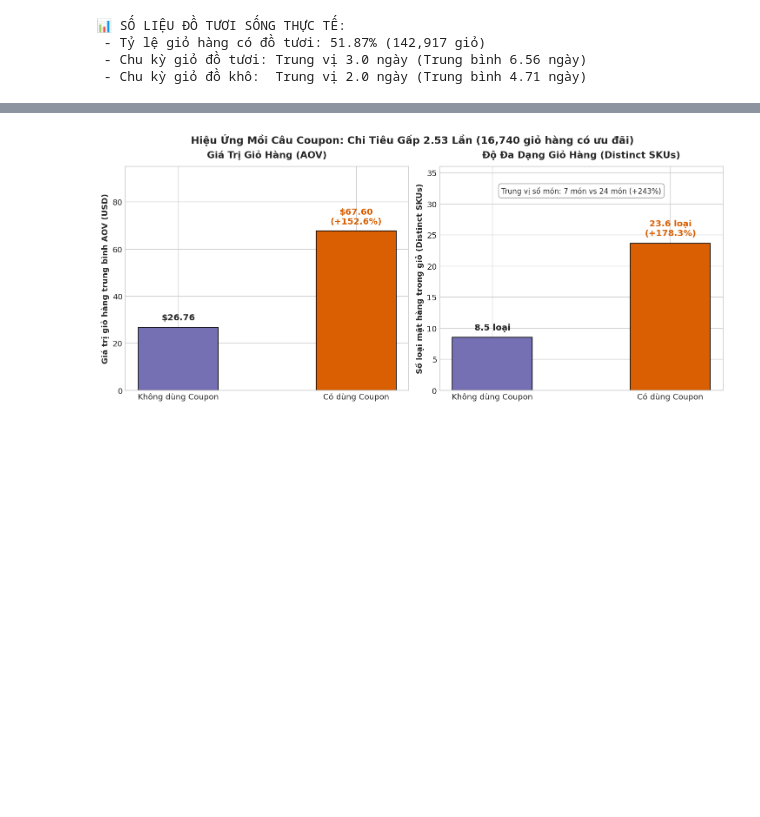
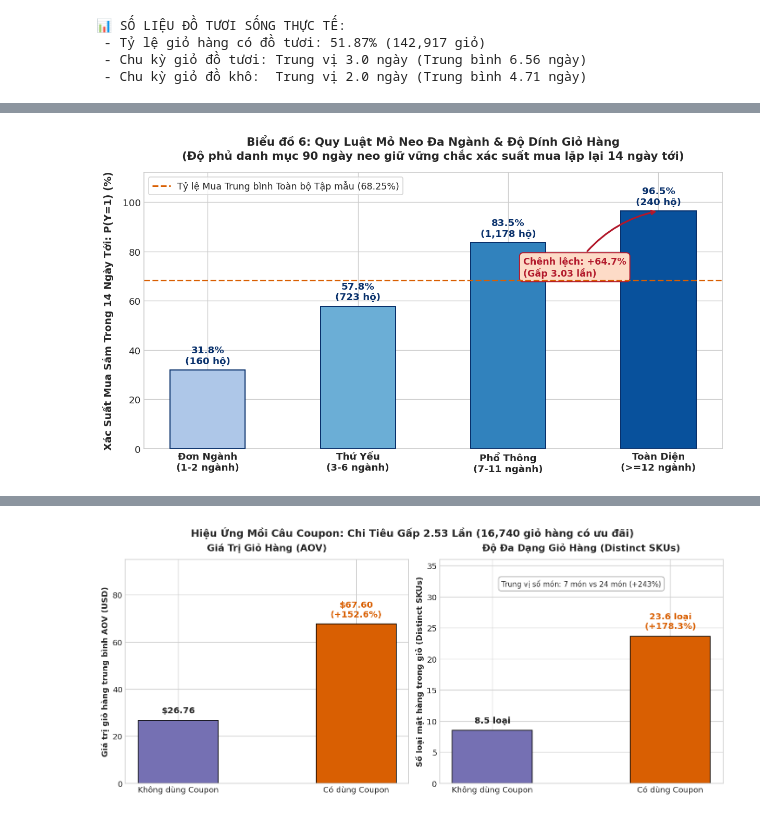
Before and after one commit to kien3007/purchasing-propensity-model, a Jupyter notebook: notebooks/01_eda_and_data_quality.ipynb, the cells around one changed output, grey strips where cells are left out. Drawn from its saved outputs; the diff is of its cells as text; code cells hidden in the pictures; blank space fills up the shorter version.

```diff
--- a/notebooks/01_eda_and_data_quality.ipynb
+++ b/notebooks/01_eda_and_data_quality.ipynb
@@ -311,0 +325,82 @@ print(f" - Chu kỳ giỏ đồ khô:  Trung vị {median_np:.1f} ngày (Trung b
+# %%
+# Tính toán quy luật Mỏ neo Đa ngành (Category Breadth & Basket Stickiness)
+con = duckdb.connect()
+cutoffs = [250, 350, 450, 550, 650]
+dfs_breadth = []
+
+for t0 in cutoffs:
+    q = (
+        "WITH items AS ("
+        " SELECT t.household_key, t.BASKET_ID, t.DAY, p.DEPARTMENT"
+        " FROM df_trans t JOIN df_prod p ON t.PRODUCT_ID = p.PRODUCT_ID"
+        f" WHERE t.DAY <= {t0} AND t.DAY >= {t0 - 90} AND t.SALES_VALUE > 0"
+        "),"
+        "hh_breadth AS ("
+        " SELECT household_key, COUNT(DISTINCT DEPARTMENT) AS num_depts FROM items GROUP BY household_key"
+        "),"
+        "future_baskets AS ("
+        f" SELECT DISTINCT household_key FROM df_trans WHERE DAY > {t0} AND DAY <= {t0 + 14} AND SALES_VALUE > 0"
+        ")"
+        "SELECT "
+        " CASE WHEN num_depts >= 12 THEN 'Toàn Diện (>=12 ngành)' "
+        "      WHEN num_depts BETWEEN 7 AND 11 THEN 'Phổ Thông (7-11 ngành)' "
+        "      WHEN num_depts BETWEEN 3 AND 6 THEN 'Thứ Yếu (3-6 ngành)' "
+        "      ELSE 'Đơn Ngành (1-2 ngành)' END AS breadth_tier,"
+        " COUNT(*) AS total_hh,"
+        " ROUND(SUM(CASE WHEN f.household_key IS NOT NULL THEN 1 ELSE 0 END) * 100.0 / COUNT(*), 2) AS propensity_pct "
+        "FROM hh_breadth h LEFT JOIN future_baskets f ON h.household_key = f.household_key "
+        "GROUP BY 1"
+    )
+    dfs_breadth.append(con.execute(q).df())
+
+df_all_breadth = pd.concat(dfs_breadth, ignore_index=True)
+tier_order = [
+    'Đơn Ngành (1-2 ngành)',
+    'Thứ Yếu (3-6 ngành)',
+    'Phổ Thông (7-11 ngành)',
+    'Toàn Diện (>=12 ngành)'
+]
+agg_breadth = df_all_breadth.groupby('breadth_tier').agg(
+    avg_hh=('total_hh', 'mean'),
+    propensity=('propensity_pct', 'mean')
+).reindex(tier_order).reset_index()
+
+bar_colors = ['#AEC7E8', '#6BAED6', '#3182BD', '#08519C']
+fig, ax1 = plt.subplots(figsize=(10, 5.5), constrained_layout=True)
+x = np.arange(len(agg_breadth))
+width = 0.50
+
+bars = ax1.bar(x, agg_breadth['propensity'], width, color=bar_colors, edgecolor='#08306B', linewidth=1.2, zorder=3)
+baseline = 68.25
+ax1.axhline(baseline, color='#D95F02', linestyle='--', linewidth=1.8, label=f'Tỷ lệ Mua Trung bình Toàn bộ Tập mẫu ({baseline}%)', zorder=4)
+
+for i, bar in enumerate(bars):
+    h = bar.get_height()
+    hh_num = int(agg_breadth.loc[i, 'avg_hh'])
+    ax1.annotate(f'{h:.1f}%\n({hh_num:,} hộ)',
+                 xy=(bar.get_x() + bar.get_width() / 2, h),
+                 xytext=(0, 5), textcoords="offset points",
+                 ha='center', va='bottom', fontsize=11, fontweight='bold', color='#08306B')
+
+delta = agg_breadth.loc[3, 'propensity'] - agg_breadth.loc[0, 'propensity']
+ax1.annotate(f'Chênh lệch: +{delta:.1f}%\n(Gấp 3.03 lần)',
+             xy=(3, agg_breadth.loc[3, 'propensity']), xytext=(2.1, 70),
+             arrowprops=dict(arrowstyle="->", color="#B2182B", lw=2, connectionstyle="arc3,rad=-0.2"),
+             fontsize=10.5, fontweight='bold', color='#B2182B',
+             bbox=dict(boxstyle="round,pad=0.4", facecolor="#FDDBC7", edgecolor="#B2182B", lw=1.2))
+
+ax1.set_ylabel('Xác Suất Mua Sắm Trong 14 Ngày Tới: P(Y=1) (%)', fontsize=11.5, fontweight='bold', labelpad=10)
+ax1.set_xticks(x)
+ax1.set_xticklabels([t.replace(' (', '\n(') for t in agg_breadth['breadth_tier']], fontsize=11, fontweight='bold')
+ax1.set_ylim(0, 112)
+ax1.set_title('Biểu đồ 6: Quy Luật Mỏ Neo Đa Ngành & Độ Dính Giỏ Hàng\n(Độ phủ danh mục 90 ngày neo giữ vững chắc xác suất mua lặp lại 14 ngày tới)', fontsize=13, fontweight='bold', pad=15)
+ax1.legend(loc='upper left', frameon=True, facecolor='white', fontsize=10.5)
+
+plt.savefig(FIG_DIR / '24_category_breadth_stickiness.png', dpi=150, bbox_inches='tight')
+plt.show()
+
+print("📊 SỐ LIỆU ĐỘ PHỦ NGÀNH HÀNG THỰC TẾ:")
+for i, r in agg_breadth.iterrows():
+    print(f" - {r['breadth_tier']}: {r['propensity']:.2f}% xác suất mua ({int(r['avg_hh']):,} hộ)")
+# %% [output]
+[figure, added]
```
Also changed, not shown: parts of 22 cells of this notebook, 13 other files.
